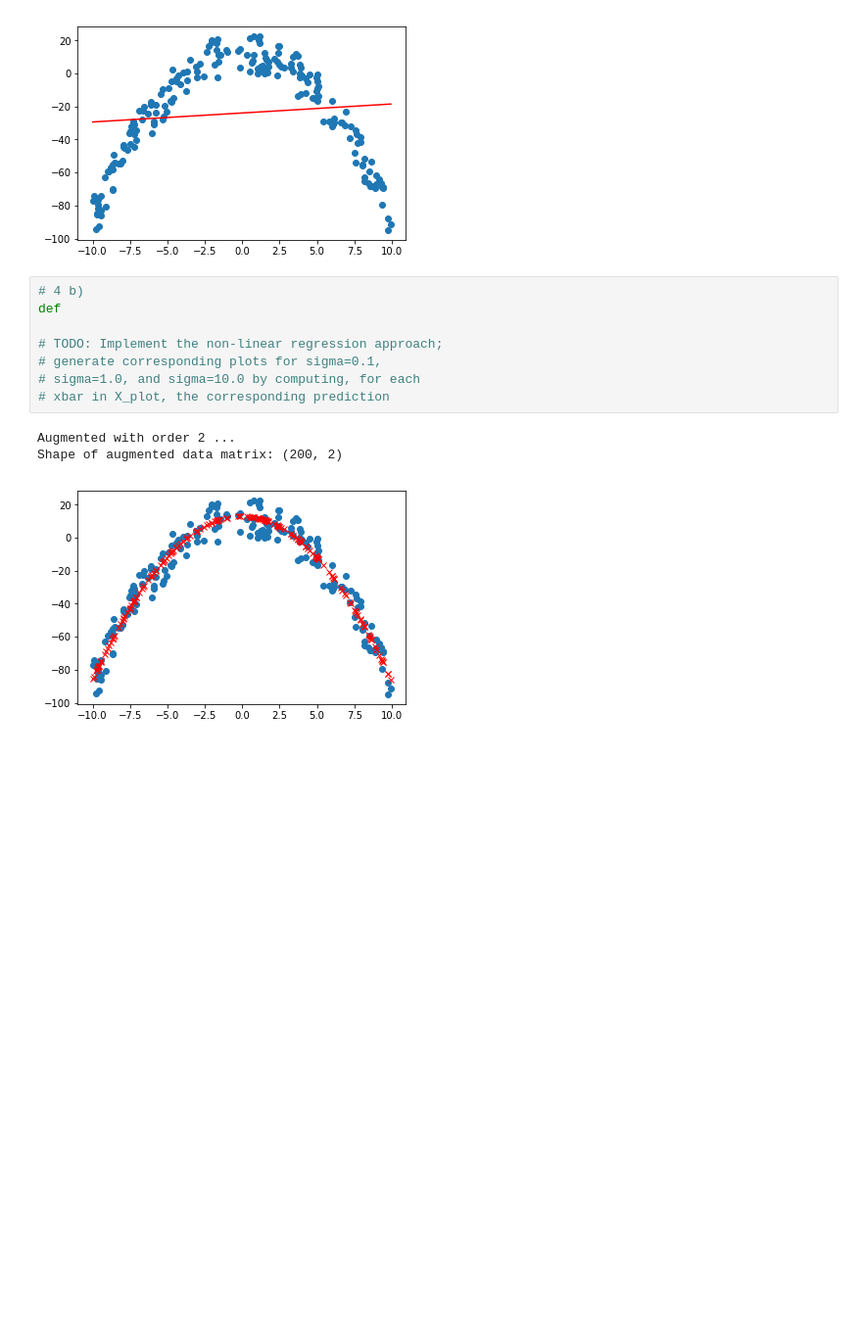
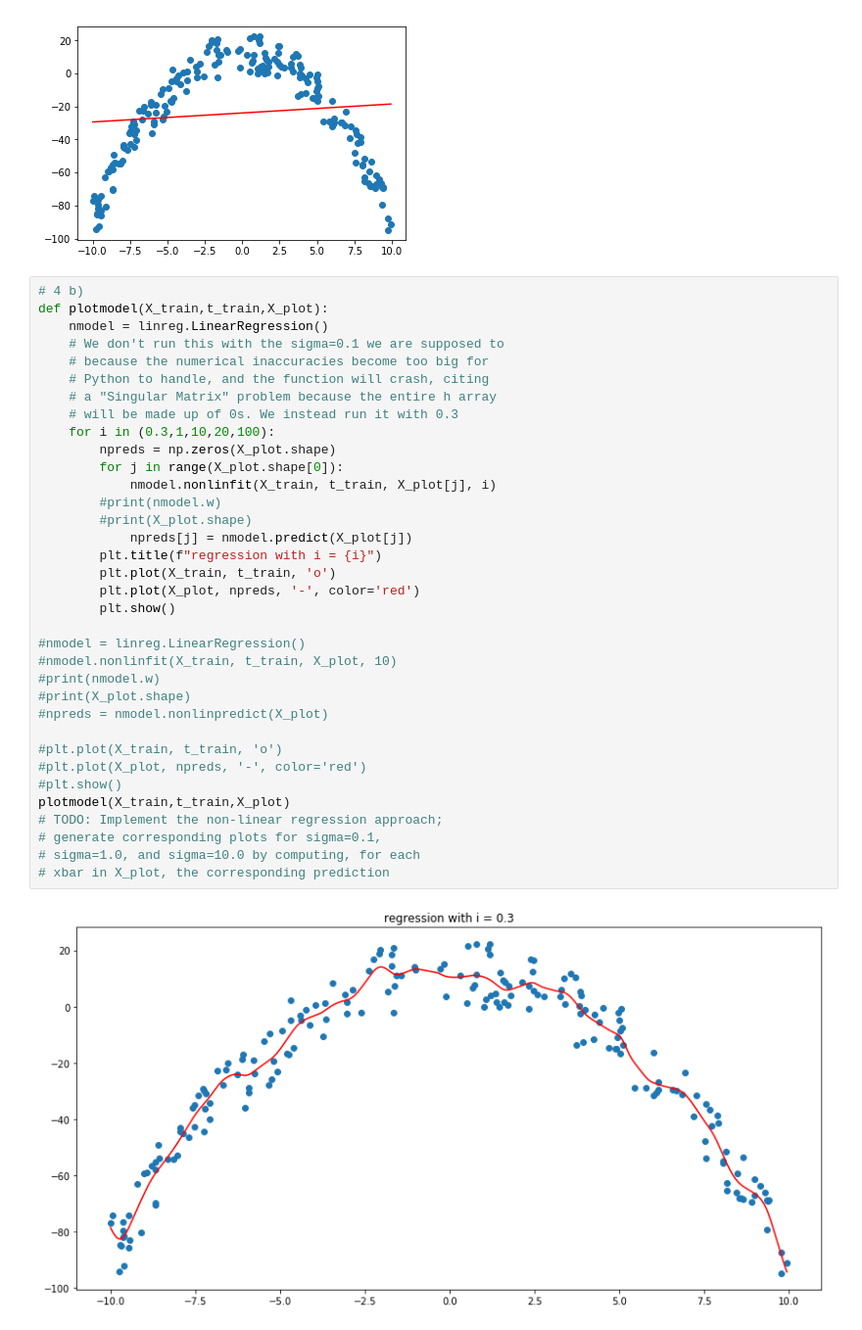
Before and after one commit to Cavtheman/skolearbejde, a Jupyter notebook: mad/exam/Regression.ipynb, the cells around one changed output. Shown: that part at 98% size. Drawn from its saved outputs; the diff is of its cells as text; blank space fills up the shorter version.

```diff
--- a/mad/exam/Regression.ipynb
+++ b/mad/exam/Regression.ipynb
@@ -51,15 +52,40 @@ plt.plot(X_plot, preds, '-', color='red')
 plt.show()
 # %% [output]
 [figure]
-# %%
-# 4 b)
-def
-
-# TODO: Implement the non-linear regression approach;
-# generate corresponding plots for sigma=0.1,
-# sigma=1.0, and sigma=10.0 by computing, for each
-# xbar in X_plot, the corresponding prediction
-# %% [output]
-Augmented with order 2 ...
-Shape of augmented data matrix: (200, 2)
-[figure, removed]
+# %%
+# 4 b)
+def plotmodel(X_train,t_train,X_plot):
+    nmodel = linreg.LinearRegression()
+    # We don't run this with the sigma=0.1 we are supposed to
+    # because the numerical inaccuracies become too big for
+    # Python to handle, and the function will crash, citing
+    # a "Singular Matrix" problem because the entire h array
+    # will be made up of 0s. We instead run it with 0.3
+    for i in (0.3,1,10,20,100):
+        npreds = np.zeros(X_plot.shape)
+        for j in range(X_plot.shape[0]):
+            nmodel.nonlinfit(X_train, t_train, X_plot[j], i)
+        #print(nmodel.w)
+        #print(X_plot.shape)
+            npreds[j] = nmodel.predict(X_plot[j])
+        plt.title(f"regression with i = {i}")
+        plt.plot(X_train, t_train, 'o')
+        plt.plot(X_plot, npreds, '-', color='red')
+        plt.show()
+
+#nmodel = linreg.LinearRegression()
+#nmodel.nonlinfit(X_train, t_train, X_plot, 10)
+#print(nmodel.w)
+#print(X_plot.shape)
+#npreds = nmodel.nonlinpredict(X_plot)
+
+#plt.plot(X_train, t_train, 'o')
+#plt.plot(X_plot, npreds, '-', color='red')
+#plt.show()
+plotmodel(X_train,t_train,X_plot)
+# TODO: Implement the non-linear regression approach;
+# generate corresponding plots for sigma=0.1,
+# sigma=1.0, and sigma=10.0 by computing, for each
+# xbar in X_plot, the corresponding prediction
+# %% [output]
+[figure, added]
```
Also changed, not shown: parts of 2 cells of this notebook, 28 other files.
